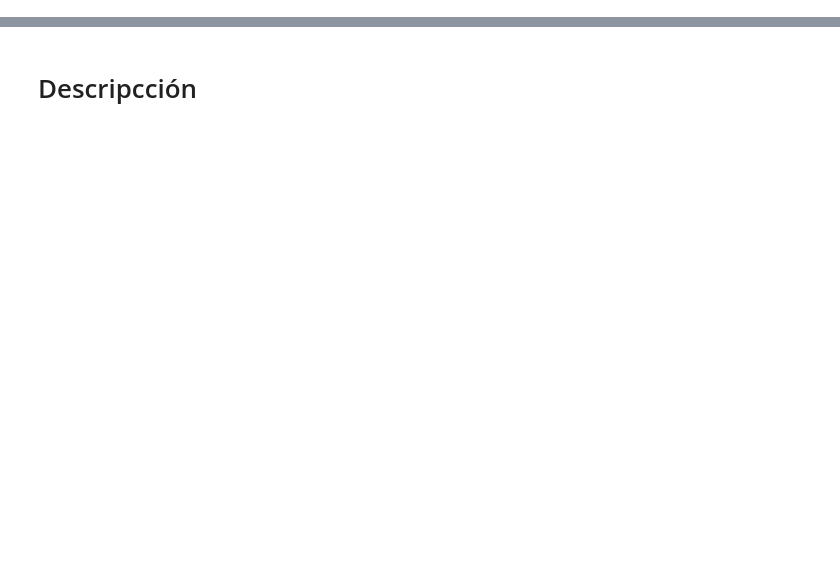
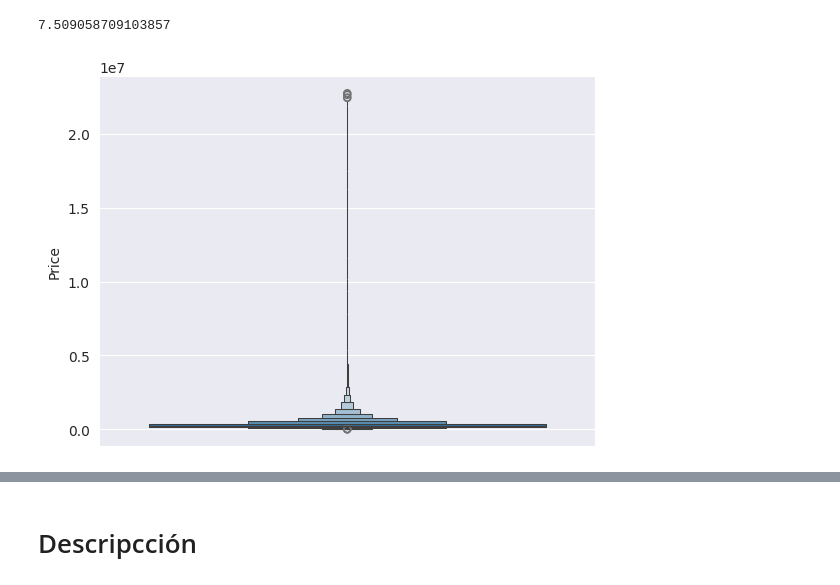
Before and after one commit to JavierFigueroa21/DataScience_KPI_Project, a Jupyter notebook: businesses.ipynb, the cells around one changed output, grey strips where cells are left out. Cells and saved outputs as stored; diff of their text form; code cells hidden in the pictures; blank space fills up the shorter version.

```diff
--- a/businesses.ipynb
+++ b/businesses.ipynb
@@ -12,0 +35,8 @@ FileNotFoundError: [Errno 2] No such file or directory: './resources/Crime_Data_
+# %%
+# URLs de descarga
+crime_url    = "https://data.lacity.org/api/views/2nrs-mtv8/rows.csv?accessType=DOWNLOAD"      # Crimen 2020–Presente :contentReference[oaicite:10]{index=10}
+business_url = "https://data.lacity.org/api/views/r4uk-afju/rows.csv?accessType=DOWNLOAD"     # Listado de negocios :contentReference[oaicite:11]{index=11}
+zhvi_url     = "~/work/Neighborhood_zhvi.csv"                                                 # ZHVI mensual por vecindario :contentReference[oaicite:12]{index=12}
+areas_url    = "https://geohub.lacity.org/datasets/691805703915458da4b35d8088f29501_0.geojson" # Área por vecindario :contentReference[oaicite:13]{index=13}
+bounds_url   = "https://geohub.lacity.org/datasets/d6c55385a0e749519f238b77135eafac_0.geojson" # Límites de vecindario :contentReference[oaicite:14]{index=14}
+census_url   = "https://data.lacity.org/api/views/nwj3-ufba/rows.csv?accessType=DOWNLOAD"      # Censo 2010 por consejo :contentReference[oaicite:15]{index=15}
@@ -12,0 +201,2 @@ FileNotFoundError: [Errno 2] No such file or directory: './resources/Crime_Data_
+# %%
+zhvi_df = pd.read_csv(zhvi_url, low_memory=False)
@@ -12,0 +211,8 @@ FileNotFoundError: [Errno 2] No such file or directory: './resources/Crime_Data_
+# %%
+columns = zhvi_df.columns[:9]
+
+zhvi_df_long = zhvi_df.melt(id_vars=columns, var_name="date", value_name="Price")
+
+zhvi_df_long["date"] = pd.to_datetime(zhvi_df_long["date"], errors="coerce")
+
+zhvi_df_long.info()
@@ -12,0 +238,3 @@ FileNotFoundError: [Errno 2] No such file or directory: './resources/Crime_Data_
+# %%
+zhvi_df_long["year"] = zhvi_df_long["date"].dt.year
+zhvi_df_long["month"] = zhvi_df_long["date"].dt.month
@@ -12,0 +392,8 @@ FileNotFoundError: [Errno 2] No such file or directory: './resources/Crime_Data_
+# %%
+zhvi_df_long["Price"].skew()
+# %% [output]
+7.509058709103857
+# %%
+sns.boxenplot(zhvi_df_long["Price"])
+# %% [output]
+[figure, added]
```
Also changed, not shown: parts of 52 cells of this notebook.
